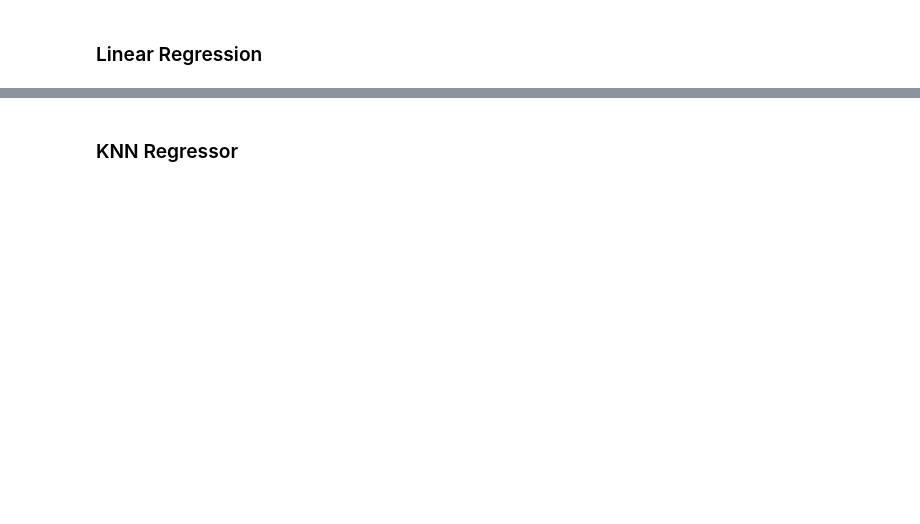
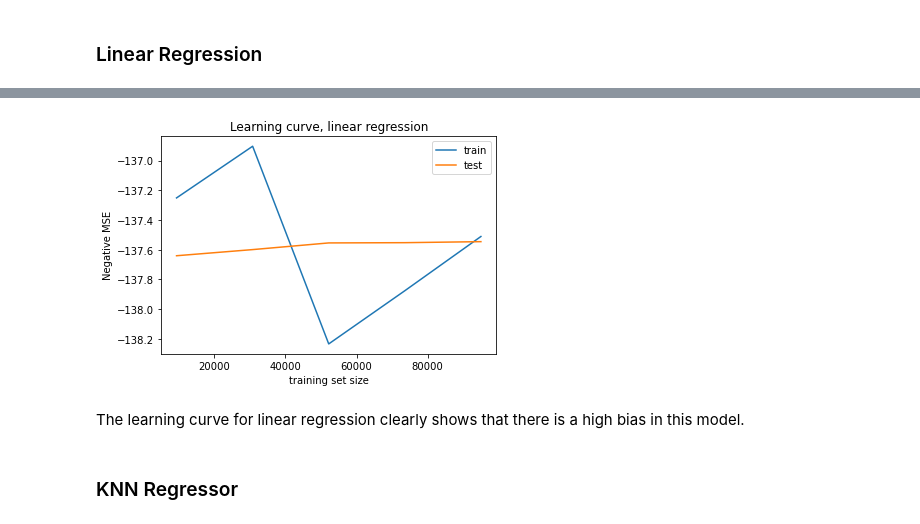
Before and after one commit to andrew-cline/cst-383-spotify_notebook, a Jupyter notebook: Project 2.ipynb, the cells around one changed output, grey strips where cells are left out. Drawn from its saved outputs; the diff is of its cells as text; code cells hidden in the pictures; blank space fills up the shorter version.

```diff
--- a/Project 2.ipynb
+++ b/Project 2.ipynb
@@ -349,3 +386,18 @@ y_predict.max()
+# %%
+train_sizes, train_scores, test_scores = learning_curve(linreg, X_train, y_train, cv=10,
+                                                         scoring='neg_mean_squared_error')
+train_scores_mean = np.mean(train_scores, axis = 1)
+test_scores_mean = np.mean(test_scores, axis = 1)
+plt.plot(train_sizes, train_scores_mean, label='train')
+plt.plot(train_sizes, test_scores_mean, label='test')
+plt.ylabel('Negative MSE')
+plt.xlabel('training set size')
+plt.title('Learning curve, linear regression')
+plt.legend();
+# %% [output]
+[figure, added]
+# %% [markdown]
+The learning curve for linear regression clearly shows that there is a high bias in this model.
 # %% [markdown]
 ### KNN Regressor
 # %%
```
Also changed, not shown: parts of 42 cells of this notebook.
